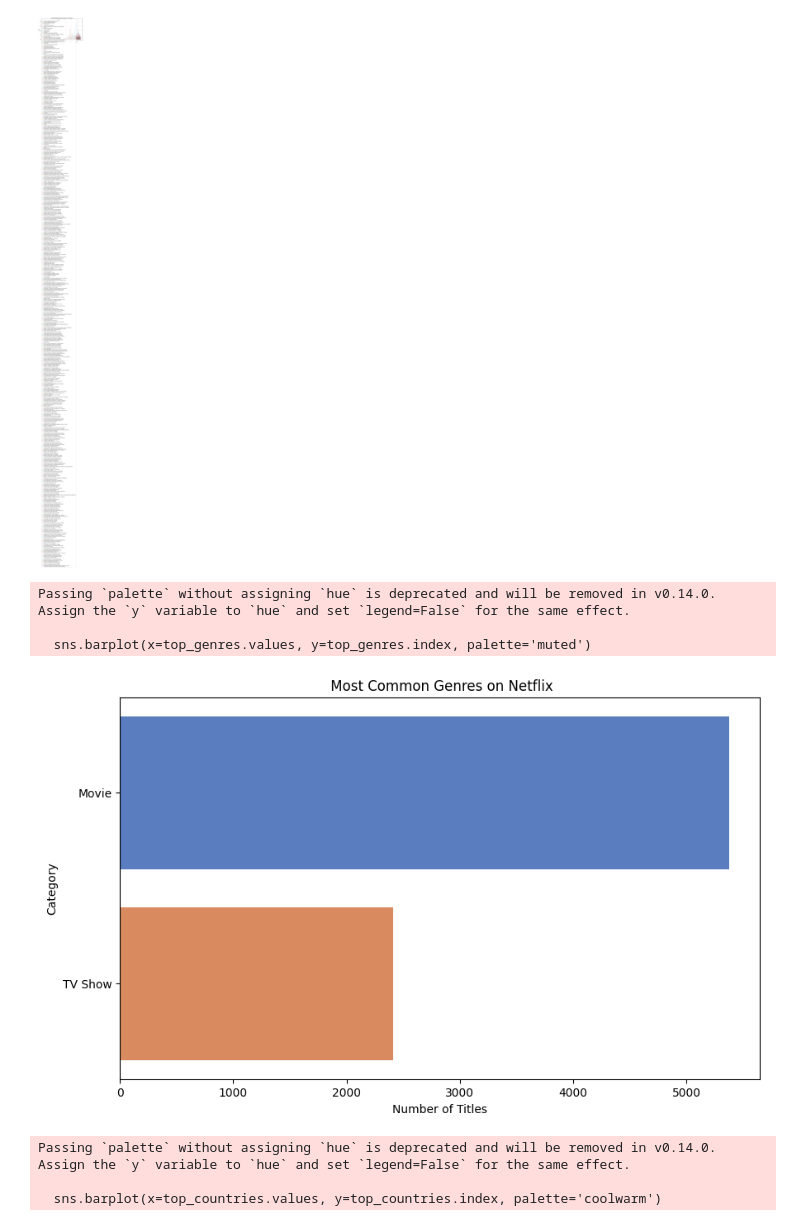
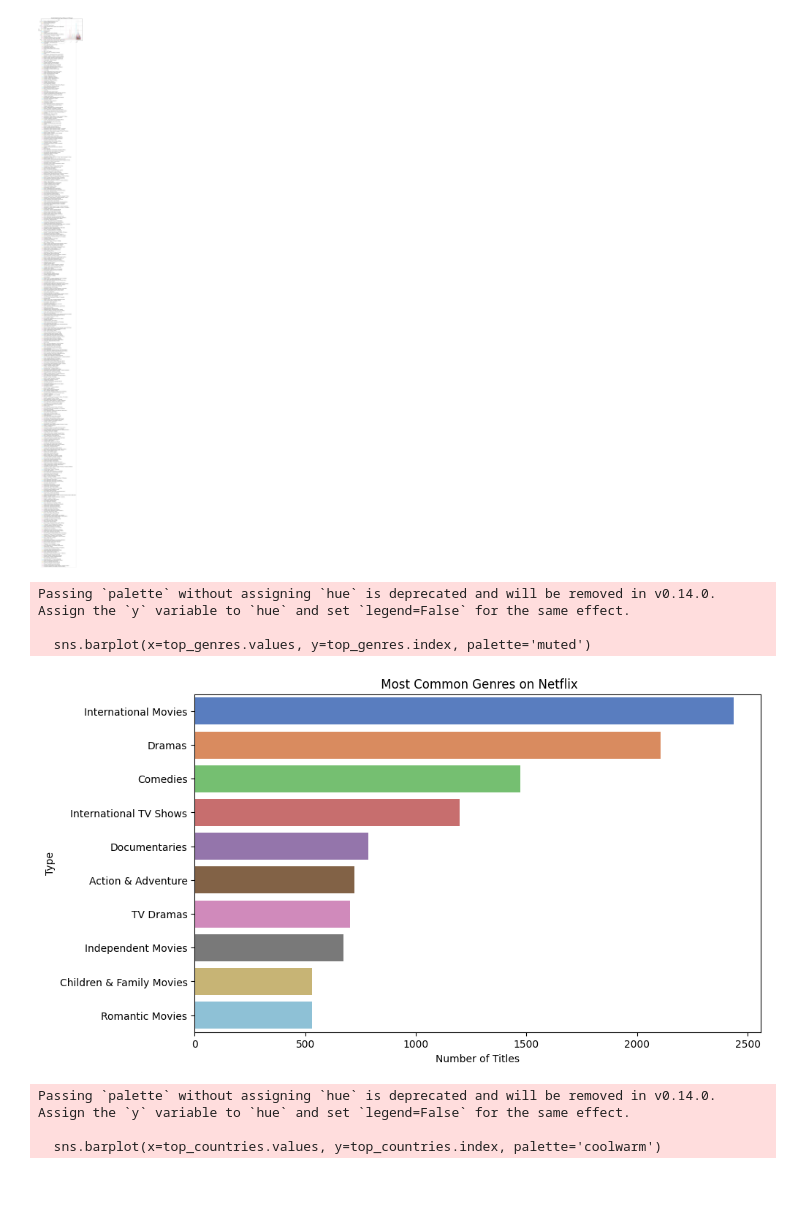
Before and after one commit to Salonikumrawat/VOIS_AICTE_Oct2025_MajorProject_SaloniKumrawat, a Jupyter notebook: saloni_kumrawat_source_code (1).ipynb, the cells around one changed output. Saved outputs shown, nothing was run; the diff lists cells and outputs as text; code cells hidden in the pictures; blank space fills up the shorter version.

```diff
--- a/saloni_kumrawat_source_code (1).ipynb
+++ b/saloni_kumrawat_source_code (1).ipynb
@@ -94,20 +94,20 @@ plt.show()
 # %% [output]
 [figure]
 # %%
-df_genres = df['Category'].dropna().str.split(',').explode().str.strip()
+df_genres = df['Type'].dropna().str.split(',').explode().str.strip()
 top_genres = df_genres.value_counts().head(10)
 
 plt.figure(figsize=(10,6))
 sns.barplot(x=top_genres.values, y=top_genres.index, palette='muted')
 plt.title(" Most Common Genres on Netflix")
 plt.xlabel("Number of Titles")
-plt.ylabel("Category")
+plt.ylabel("Type")
 plt.show()
 # %% [output]
 Passing `palette` without assigning `hue` is deprecated and will be removed in v0.14.0. Assign the `y` variable to `hue` and set `legend=False` for the same effect.
 
   sns.barplot(x=top_genres.values, y=top_genres.index, palette='muted')
-[figure, old version]
+[figure, new version]
 # %%
 df_countries = df['Country'].dropna().str.split(',').explode().str.strip()
 top_countries = df_countries.value_counts().head(10)
```
